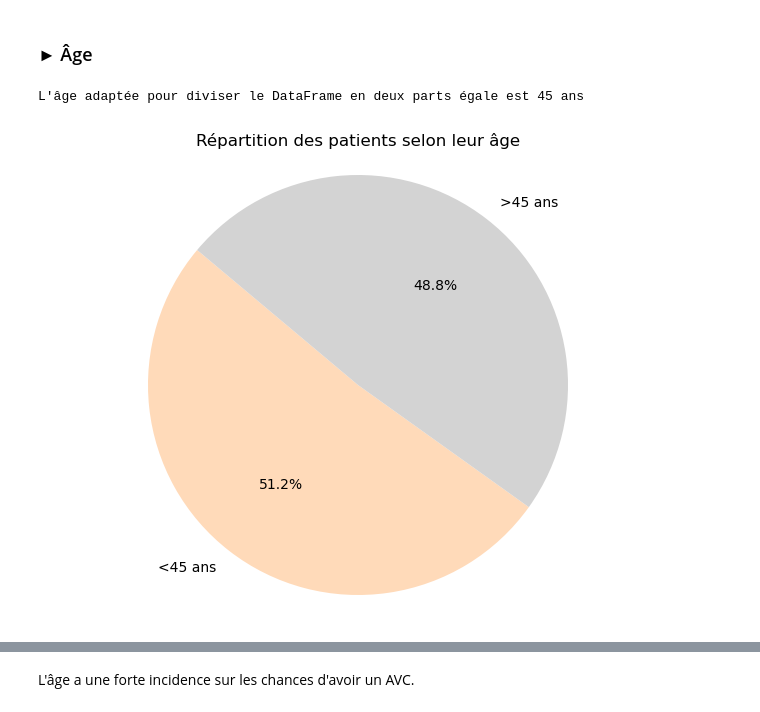
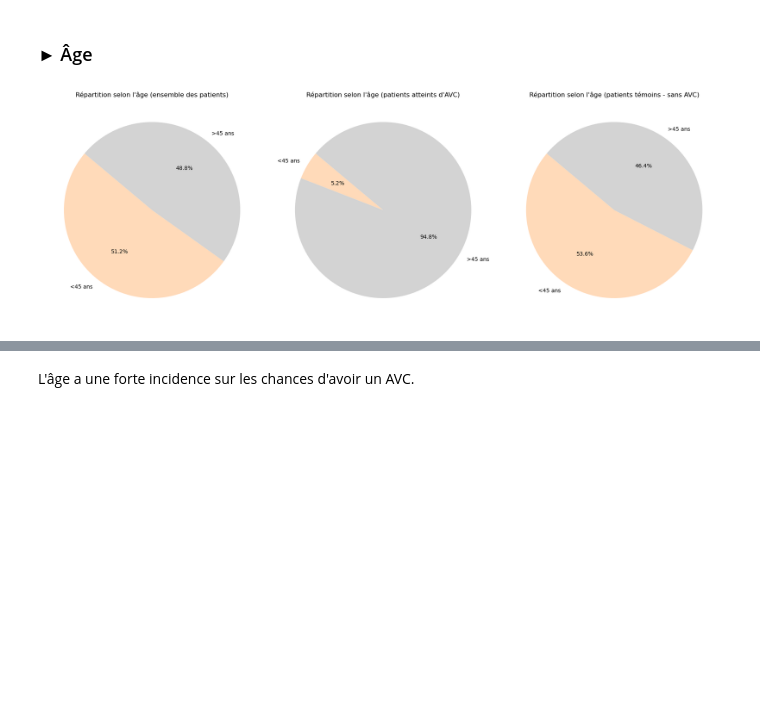
Before and after one commit to Antho-SJ/strocke-alert, a Jupyter notebook: Asj.ipynb, the cells around one changed output, grey strips where cells are left out. Saved outputs shown, nothing was run; the diff lists cells and outputs as text; code cells hidden in the pictures; blank space fills up the shorter version.

```diff
--- a/Asj.ipynb
+++ b/Asj.ipynb
@@ -59,3 +62,5 @@ df.describe()
+# %%
+df['smoking_status'] = df['smoking_status'].replace('Unknown', np.nan)
 # %%
 missing_percentages = [(1 - df[column].dropna().shape[0] / df[column].shape[0]) * 100 for column in df.columns]
 
@@ -211,23 +248,47 @@ plt.show()
 Peut-être qu'habiter en ville augmenterait légèrement les chances d'AVC.
 # %% [markdown]
 ### ► Âge
-# %%
-ages_tries = sorted(df['age'])
-print(f"L'âge adaptée pour diviser le DataFrame en deux parts égale est {int(ages_tries[len(ages_tries)//2])} ans")
-# %% [output]
-L'âge adaptée pour diviser le DataFrame en deux parts égale est 45 ans
 # %%
-jeunes = (df['age'] <= 45).sum()
-vieux = (df['age'] > 45).sum()
+# Données pour le premier camembert (ensemble des patients)
+jeunes_all = (df['age'] <= 45).sum()
+vieux_all = (df['age'] > 45).sum()
+nombre_patients_all = [jeunes_all, vieux_all]
+labels_all = ['<45 ans', '>45 ans']
+colors_all = ['#FFDAB9', 'lightgrey']
 
-nombre_patients = [jeunes, vieux]
-labels = ['<45 ans', '>45 ans']
-colors = ['#FFDAB9', 'lightgrey']
+# Données pour le deuxième camembert (patients ayant eu un AVC)
+jeunes_avc = (df_patient_avc['age'] <= 45).sum()
+vieux_avc = (df_patient_avc['age'] > 45).sum()
+nombre_patients_avc = [jeunes_avc, vieux_avc]
+labels_avc = ['<45 ans', '>45 ans']
+colors_avc = ['#FFDAB9', 'lightgrey']
 
-plt.figure(figsize=(8, 6))
-plt.pie(nombre_patients, labels=labels, colors=colors, autopct='%1.1f%%', startangle=140)
-plt.title('Répartition des patients selon leur âge')
-plt.axis('equal')
+# Données pour le troisième camembert (patients témoins - sans AVC)
+jeunes_no_avc = (df_patient_no_avc['age'] <= 45).sum()
+vieux_no_avc = (df_patient_no_avc['age'] > 45).sum()
+nombre_patients_no_avc = [jeunes_no_avc, vieux_no_avc]
+labels_no_avc = ['<45 ans', '>45 ans']
+colors_no_avc = ['#FFDAB9', 'lightgrey']
+
+# Créer le subplot avec trois camemberts
+fig, axs = plt.subplots(1, 3, figsize=(18, 6))
+
+# Premier camembert : ensemble des patients
+axs[0].pie(nombre_patients_all, labels=labels_all, colors=colors_all, autopct='%1.1f%%', startangle=140)
+axs[0].set_title('Répartition selon l\'âge (ensemble des patients)')
+
+# Deuxième camembert : patients ayant eu un AVC
+axs[1].pie(nombre_patients_avc, labels=labels_avc, colors=colors_avc, autopct='%1.1f%%', startangle=140)
+axs[1].set_title('Répartition selon l\'âge (patients atteints d\'AVC)')
+
+# Troisième camembert : patients témoins - sans AVC
+axs[2].pie(nombre_patients_no_avc, labels=labels_no_avc, colors=colors_no_avc, autopct='%1.1f%%', startangle=140)
+axs[2].set_title('Répartition selon l\'âge (patients témoins - sans AVC)')
+
+# Ajuster l'espacement entre les subplots
+plt.tight_layout()
+
+# Afficher le subplot
 plt.show()
 # %% [output]
-[figure, old version]
+[figure, new version]
```
Also changed, not shown: parts of 22 cells of this notebook.
